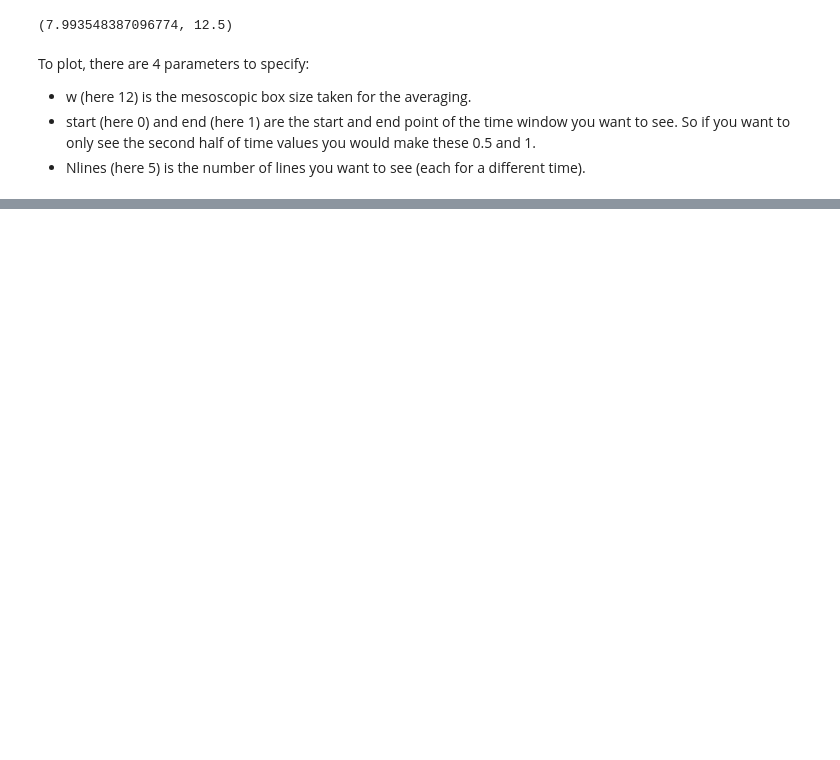
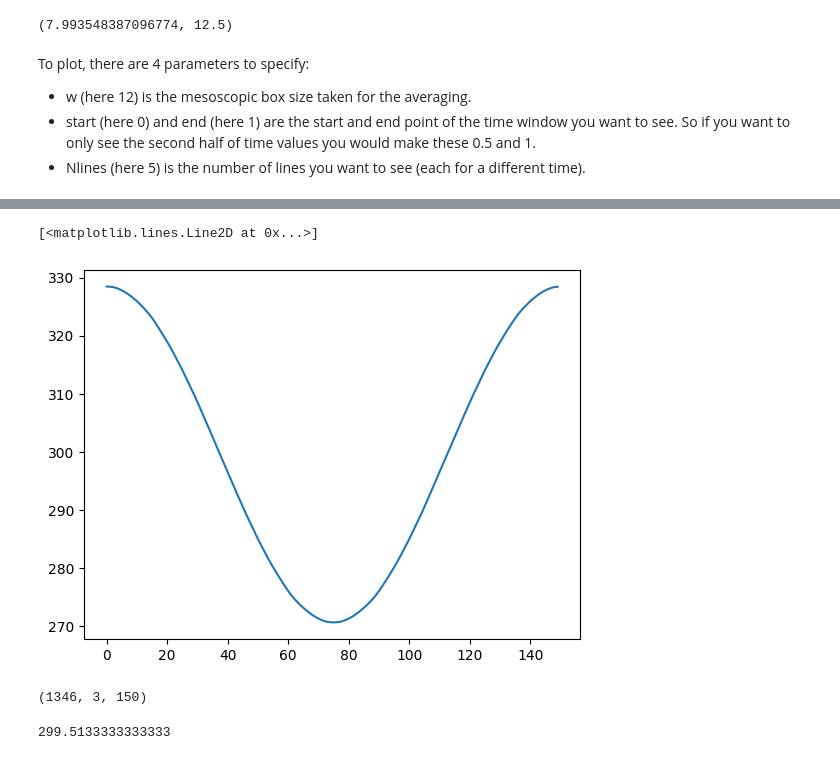
Before and after one commit to HappyTurtle99/Microscopic, a Jupyter notebook: visualize.ipynb, the cells around one changed output, grey strips where cells are left out. Drawn from its saved outputs; the diff is of its cells as text; code cells hidden in the pictures; blank space fills up the shorter version.

```diff
--- a/visualize.ipynb
+++ b/visualize.ipynb
@@ -38,0 +62,29 @@ plt.plot([np.var(occupancies_t[i, 2,:]) for i in range(occupancies_t.shape[0])])
+# %%
+meso = np.zeros(occupancies_t.shape, dtype=float)
+
+for i, _ in enumerate(occupancies_t):
+    meso[i,2,:] = meso_avg(occupancies_t[i,2,:], w)
+
+plt.plot(meso[0, 2,:])
+# %% [output]
+[<matplotlib.lines.Line2D at 0x...>]
+[figure, added]
+# %%
+meso.shape
+# %% [output]
+(1346, 3, 150)
+# %%
+import numpy as np
+
+# choose 10 indices (example: random)
+indices = np.random.choice(len(tau_t), size=49, replace=False)
+
+c = np.mean(meso[0, 2, :])
+a = meso[0, 2, 0] - c
+print(c)
+
+# get elements at those indices
+meso = meso[indices]
+tau_t = tau_t[indices]
+# %% [output]
+299.5133333333333
```
Also changed, not shown: parts of 13 cells of this notebook.
